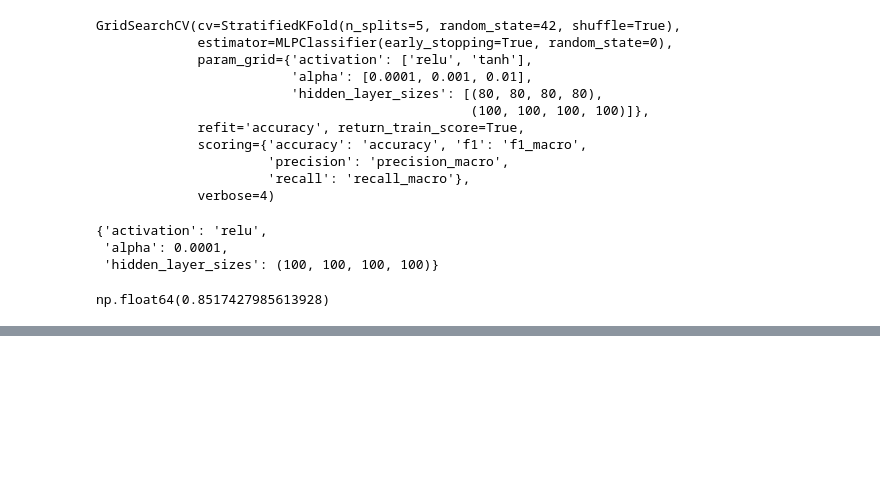
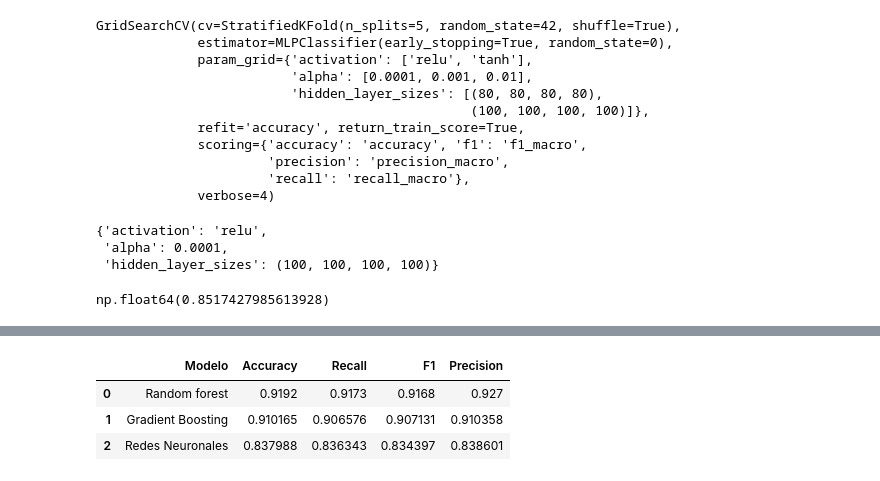
Before and after one commit to MilySierra/Estimation-of-Obesity-Levels-Model, a Jupyter notebook: estimation.ipynb, the cells around one changed output, grey strips where cells are left out. Drawn from its saved outputs; the diff is of its cells as text; code cells hidden in the pictures; blank space fills up the shorter version.

```diff
--- a/estimation.ipynb
+++ b/estimation.ipynb
@@ -741,0 +786,17 @@ np.float64(0.8517427985613928)
+# %%
+tabla_resultados = pd.concat([tabla_resultados,
+                       pd.DataFrame([{'Modelo': 'Redes Neuronales',
+                                      'Accuracy': resultados.iloc[0]['mean_test_accuracy'],
+                                      'Recall': resultados.iloc[0]['mean_test_recall'],
+                                      'F1': resultados.iloc[0]['mean_test_f1'],
+                                      'Precision': resultados.iloc[0]['mean_test_precision']}])]
+                      , ignore_index=True)
+# %%
+tabla_resultados.drop_duplicates(inplace=True)
+# %%
+tabla_resultados
+# %% [output]
+|  | Modelo | Accuracy | Recall | F1 | Precision |
+| 0 | Random forest | 0.9192 | 0.9173 | 0.9168 | 0.927 |
+| 1 | Gradient Boosting | 0.910165 | 0.906576 | 0.907131 | 0.910358 |
+| 2 | Redes Neuronales | 0.837988 | 0.836343 | 0.834397 | 0.838601 |
```
Also changed, not shown: parts of 20 cells of this notebook.
